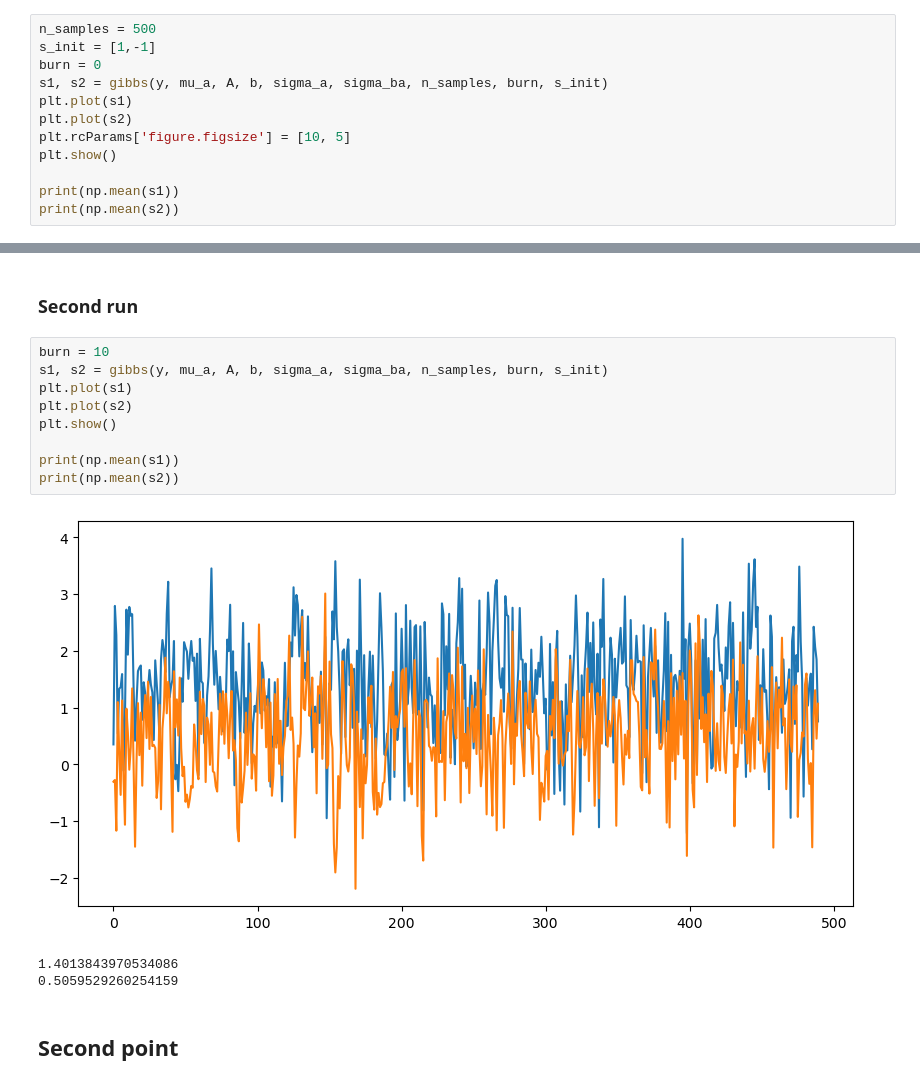
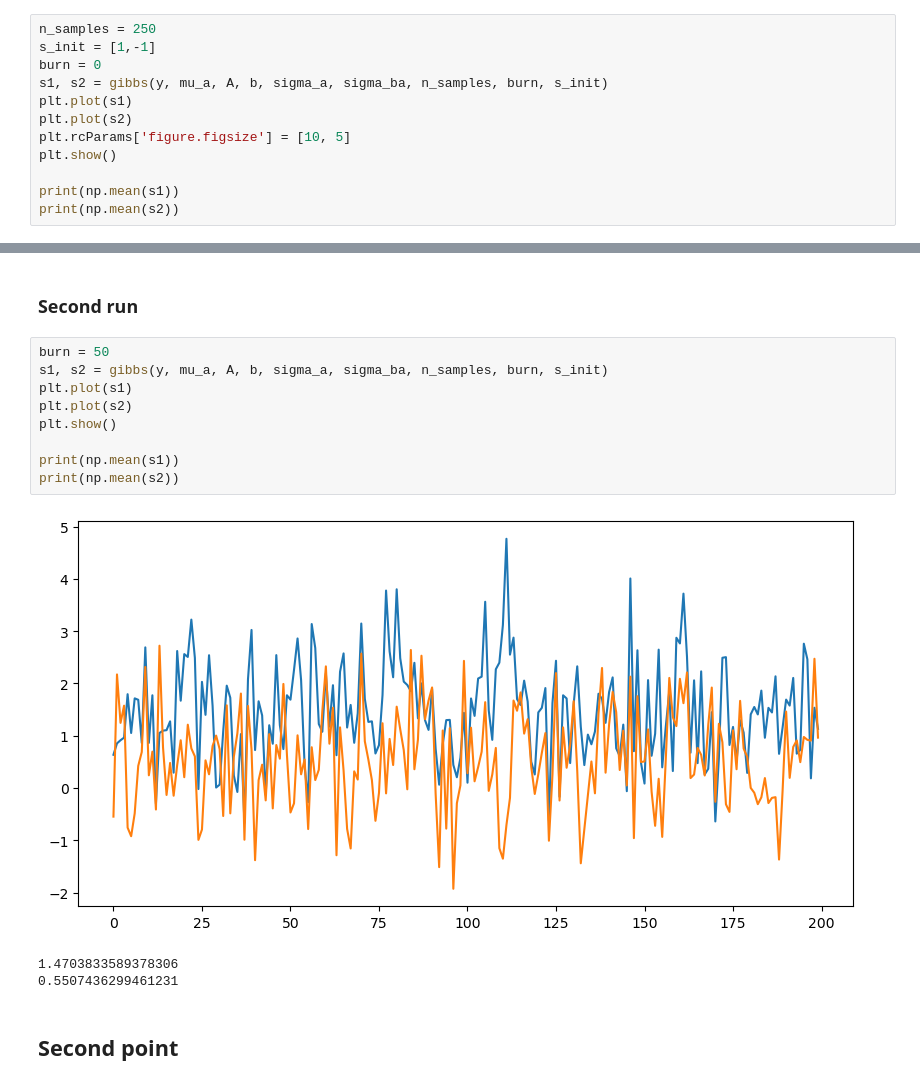
Before and after one commit to emiresenov/APML, a Jupyter notebook: Project.ipynb, the cells around one changed output, grey strips where cells are left out. Cells and saved outputs as stored; diff of their text form.

```diff
--- a/Project.ipynb
+++ b/Project.ipynb
@@ -60,7 +60,7 @@ y = 1
 # %% [markdown]
 ### First run
 # %%
-n_samples = 500
+n_samples = 250
 s_init = [1,-1]
 burn = 0
 s1, s2 = gibbs(y, mu_a, A, b, sigma_a, sigma_ba, n_samples, burn, s_init)
@@ -93,18 +93,18 @@ plt.show()
 # %% [markdown]
 ### Second run
 # %%
-burn = 10
+burn = 50
 s1, s2 = gibbs(y, mu_a, A, b, sigma_a, sigma_ba, n_samples, burn, s_init)
 plt.plot(s1)
 plt.plot(s2)
 plt.show()
 
 print(np.mean(s1))
 print(np.mean(s2))
 # %% [output]
-[figure, old version]
+[figure, new version]
-1.4013843970534086
-0.5059529260254159
+1.4703833589378306
+0.5507436299461231
 # %% [markdown]
 ## Second point
 # %%
```
Also changed, not shown: parts of 5 cells of this notebook.
